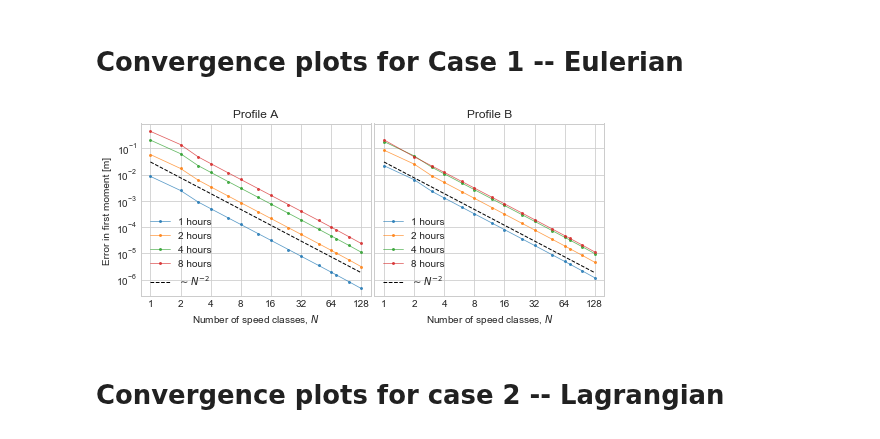
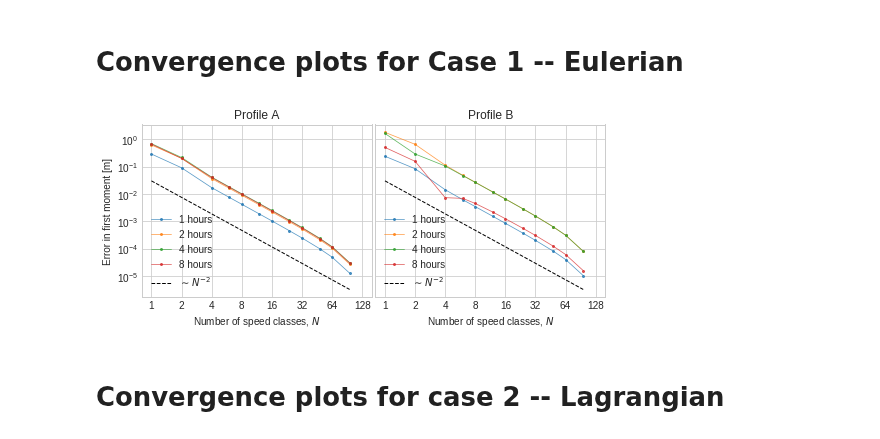
Before and after one commit to nordam/Eulerian-and-Lagrangian-methods, a Jupyter notebook: notebooks/ConvergencePlots.ipynb, the cells around one changed output. Cells and saved outputs as stored; diff of their text form; code cells hidden in the pictures.

```diff
--- a/notebooks/ConvergencePlots.ipynb
+++ b/notebooks/ConvergencePlots.ipynb
@@ -11,23 +11,25 @@ from tqdm import tqdm, trange
 
 # Modify the style of the plots
 plt.style.use('seaborn-whitegrid')
+# %%
+datafolder = '../data/'
 # %% [markdown]
 # Convergence plots for Case 1 -- Eulerian
 # %%
 # Total integration time
-Tmax = 120*3600
+Tmax = 240*3600
 # Max depth of simulation domain
 Zmax = 50
 
 # Numerical parameters for reference solution
-dt_ref = 10    # Timestep
-NJ_ref = 4000  # Number of spatial grid cells
-NK_ref = 512   # Number of classes
+dt_ref = 60    # Timestep
+NJ_ref = 1000  # Number of spatial grid cells
+NK_ref = 128   # Number of classes
 
 # Varying numerical parameters
 dts = np.array([60, 120, 300])
 NJs = np.array([2000])
-NKs = np.array([1, 2, 3, 4, 6, 8, 12, 16, 24, 32, 48, 64, 72, 96, 128])
+NKs = np.array([1, 2, 4, 6, 8, 12, 16, 24, 32, 48, 64, 96])
 
 # Hours after which to plot the solutions
 hours = [1, 2, 4, 8]
@@ -37,7 +39,7 @@ for iplot, profile in enumerate(['A', 'B']):
 
     #### Reference solution  ####
     # Load data, and work out grid parameters
-    Cg_ref = np.load(f'../../data/Case1_K_{profile}_block_Nclasses={NK_ref}_NJ={NJ_ref}_dt={dt_ref}.npy').sum(axis = 2)
+    Cg_ref = np.load(os.path.join(datafolder, f'Case1_K_{profile}_block_Nclasses={NK_ref}_NJ={NJ_ref}_dt={dt_ref}.npy')).sum(axis = 2)
     # Concentration grid cell faces (in z-direction)
     Nz_grid_ref, Nt_grid_ref = Cg_ref.shape
     zc_grid_ref  = np.linspace(0, Zmax, Nz_grid_ref + 1)
@@ -49,7 +51,7 @@ for iplot, profile in enumerate(['A', 'B']):
     errors = [np.zeros(len(NKs)) for h in hours]
     for i, n in enumerate(NKs):
 
-        Cg = np.load(f'../../data/Case1_K_{profile}_block_Nclasses={n}_NJ={NJ_ref}_dt={dt_ref}.npy').sum(axis = 2)
+        Cg = np.load(os.path.join(datafolder, f'Case1_K_{profile}_block_Nclasses={n}_NJ={NJ_ref}_dt={dt_ref}.npy')).sum(axis = 2)
 
         # Concentration grid cells (in z-direction)
         Nz_grid, Nt_grid = Cg.shape
@@ -59,34 +61,34 @@ for iplot, profile in enumerate(['A', 'B']):
 
         for j, h in enumerate(hours):
             ref    = dz_grid_ref * np.sum(mid_grid_ref * Cg_ref[:,6*h])
             moment = dz_grid     * np.sum(mid_grid     * Cg[:,6*h])
             errors[j][i] = np.abs(moment - ref)
 
     for j, h in enumerate(hours):
         ax[iplot].plot(NKs, errors[j][:], marker = '.', markersize = 4, lw = 0.75, alpha = 0.75, label = f'{h} hours')
 
     ax[iplot].plot(NKs, 0.03*NKs**(-2.0), '--', c = 'k', lw = 1, label = '$\sim N^{-2}$')
 
 
     ax[iplot].legend(loc = 'lower left')
     ax[iplot].set_xscale('log')
     ax[iplot].set_yscale('log')
 
     ticks = [1, 2, 4, 8, 16, 32, 64, 128]
     ax[iplot].set_xticks(ticks)
     ax[iplot].set_xticklabels(ticks)
     ax[iplot].set_xlim(0.8*1, ticks[-1]/0.8)
     ax[iplot].set_title(f'Profile {profile}')
 
 
 ax[0].set_xlabel('Number of speed classes, $N$')
 ax[1].set_xlabel('Number of speed classes, $N$')
 ax[0].set_ylabel('Error in first moment [m]')
 
 plt.subplots_adjust(left = 0.075, bottom = 0.12, right = 0.995, top = 0.92, wspace =0.015)
 plt.savefig('convergence_Nclasses_case1.pdf')
 # %% [output]
-[figure, old version]
+[figure, new version]
 # %% [markdown]
 # Convergence plots for case 2 -- Lagrangian
 # %%
```
Also changed, not shown: parts of 1 cell of this notebook, 3 other files.
